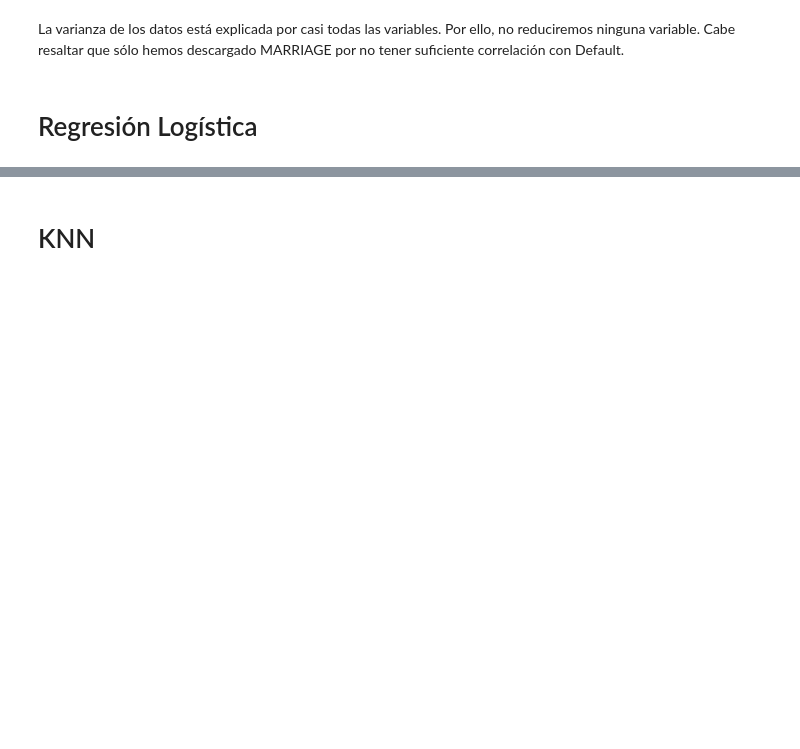
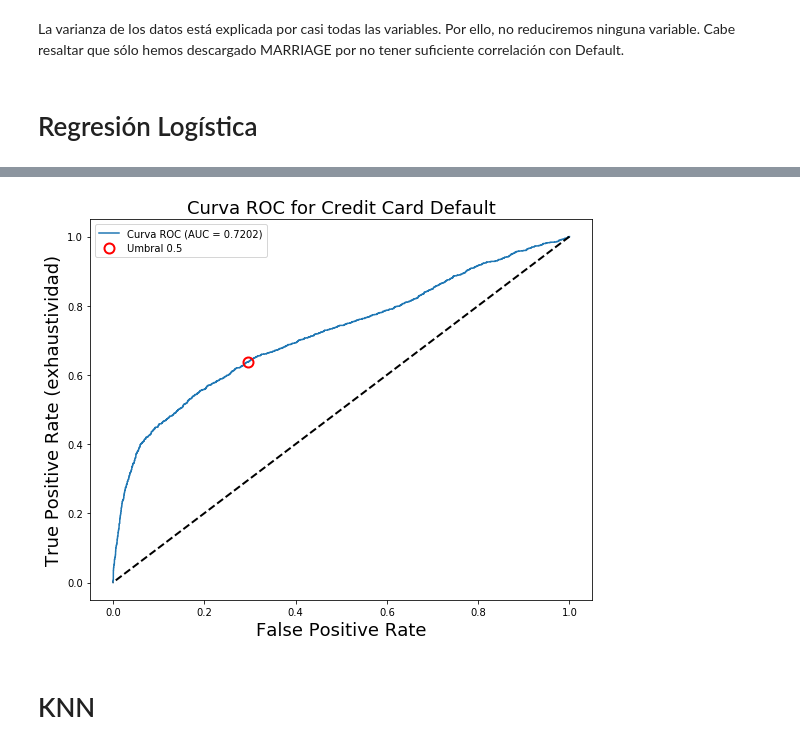
Before and after one commit to DanielQuintana90/ProyectoMachineLearning, a Jupyter notebook: DefaultCreditCard.ipynb, the cells around one changed output, grey strips where cells are left out. Cells and saved outputs as stored; diff of their text form; code cells hidden in the pictures; blank space fills up the shorter version.

```diff
--- a/DefaultCreditCard.ipynb
+++ b/DefaultCreditCard.ipynb
@@ -554,0 +505,13 @@ plot_roc(lr_prob)
+# %%
+#Usamos GridSearchCV para encontrar los mejores parámetros para el modelo.
+Cs = np.logspace(-4,-1,30)
+params = {'C': Cs,
+          'solver': ['liblinear'],
+          'class_weight': [None, 'balanced'],
+          'penalty': ['l1', 'l2']}
+
+gs = GridSearchCV(modelo, params, scoring = 'roc_auc', n_jobs = -1, cv=10)
+gs.fit(X_trainval, y_trainval)
+print ('Best params: ', gs.best_params_)
+print ('Best auc on training set: ', gs.best_score_)
+print ('Best auc on val set: ', gs.score(X_val, y_val))
@@ -554,0 +522,6 @@ plot_roc(lr_prob)
+# %%
+modelo = gs.best_estimator_ #seteamos nuestro modelo con los mejors hyperparametros
+modelo.fit(X_train, y_train) #Entrenamos nuevamente el modelo con train-val
+
+y_pred = modelo.predict(X_train)
+print_binary_confusion_matrix(y_train, y_pred)
@@ -554,0 +541,6 @@ plot_roc(lr_prob)
+# %%
+#modelo = gs.best_estimator_ #seteamos nuestro modelo con los mejors hyperparametros
+modelo.fit(X_trainval, y_trainval) #Entrenamos nuevamente el modelo con train-val
+
+y_pred = modelo.predict(X_trainval)
+print_binary_confusion_matrix(y_trainval, y_pred)
@@ -555,3 +577,7 @@ plot_roc(lr_prob)
+# %%
+plot_roc(modelo, X_test, y_test)
+# %% [output]
+[figure, added]
 # %% [markdown]
 # KNN
 # %%
```
Also changed, not shown: parts of 27 cells of this notebook.
